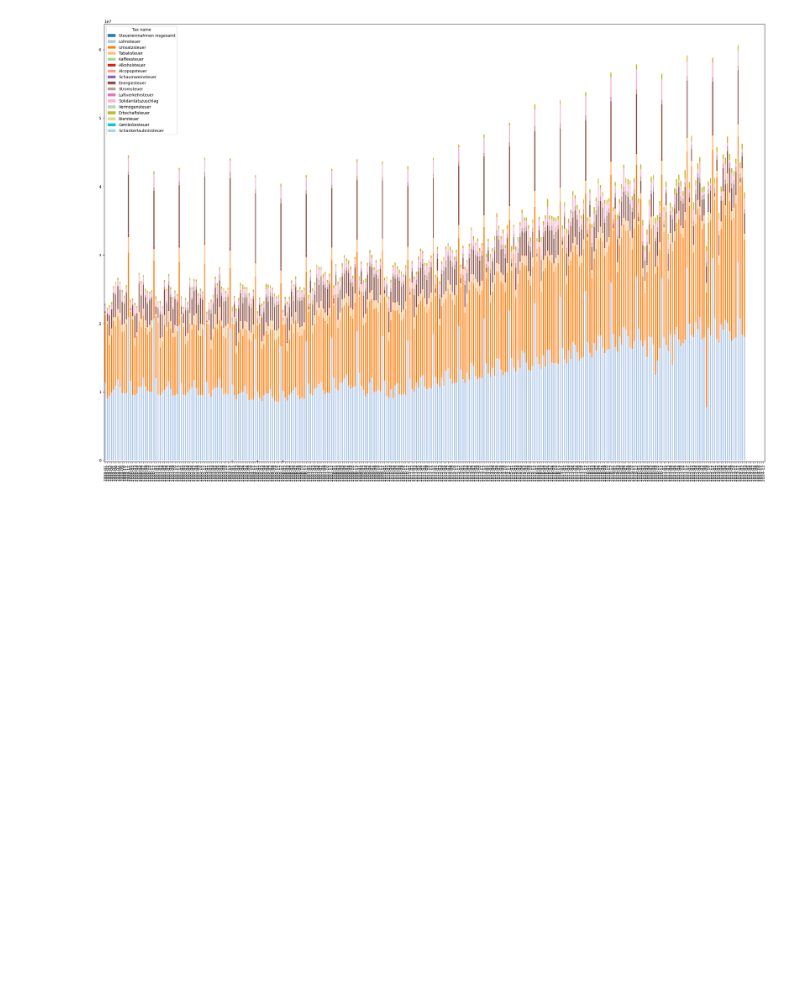
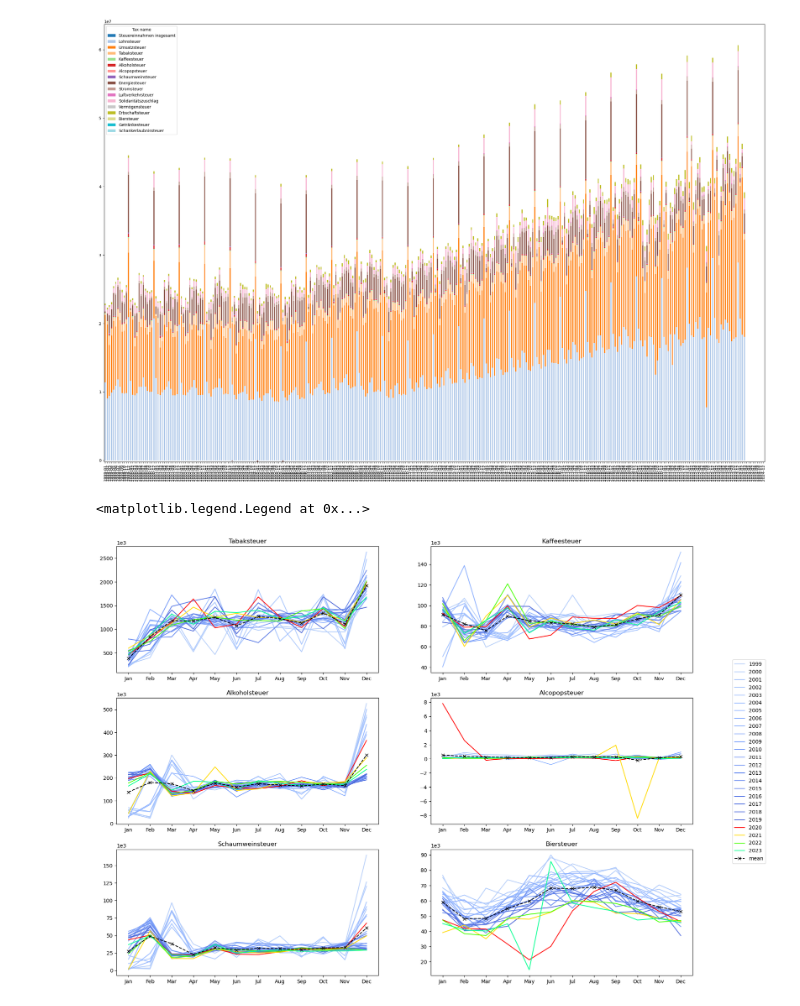
Before and after one commit to n-koenig/german_tax_income_analysis, a Jupyter notebook: bin/exploration.ipynb, the cells around one changed output. Drawn from its saved outputs; the diff is of its cells as text; code cells hidden in the pictures; blank space fills up the shorter version.

Commit message:
Implemented Second Question
Created data subsets and figure for question 2 in exploration notebook
and included figure into computational narrative.

```diff
--- a/bin/exploration.ipynb
+++ b/bin/exploration.ipynb
@@ -30,3 +49,34 @@ df_m.T.plot(figsize=(30, 20), kind='bar', stacked=True, colormap='tab20')
 # %% [output]
 <Axes: >
 [figure]
+# %%
+data = [df_m.iloc[5, years*12:years*12+12] for years in range(0, 25)]
+fig, ax = plt.subplots(figsize=(20, 15), nrows=3, ncols=2)
+consumer_tax_indeces = [3, 4, 5, 6, 7, 14]
+
+for i, tax_index in enumerate(consumer_tax_indeces):
+    data = pd.DataFrame(index=range(1999, 2024), columns=range(1, 13))
+    for year in range(0, 25):
+        data.iloc[year, :] = df_m.iloc[tax_index, year*12:year*12+12]
+
+    colors = iter([plt.cm.coolwarm(a) for a in reversed(range(0, 100, 100//21))])
+    covid_colors = iter([plt.cm.hsv(a) for a in range(0, 150, 150//4)])
+    plot_loc = (i // 2, i % 2)
+    for year in range(0, 25):
+        if tax_index == 6 and year < 7:
+            continue
+        if year > 20:
+            ax[plot_loc].plot(range(0, 12), data.iloc[year, :], label=str(1999 + year), color=next(covid_colors), linewidth=1.5)
+        else:
+            ax[plot_loc].plot(range(0, 12), data.iloc[year, :], label=str(1999 + year), color=next(colors))
+    ax[plot_loc].plot(range(0, 12), [data.iloc[:, month].mean() for month in range(0, 12)], 'x--', label='mean', color='black')
+
+    ax[plot_loc].set_title(df_m.index[tax_index])
+    ax[plot_loc].ticklabel_format(axis='y', style='sci', scilimits=(3, 3))
+    ax[plot_loc].set_xticks(range(0, 12, 1), labels=['Jan', 'Feb', 'Mar', 'Apr', 'May', 'Jun', 'Jul', 'Aug', 'Sep', 'Oct', 'Nov', 'Dec'])
+
+handles, labels = ax[0, 0].get_legend_handles_labels()
+plt.figlegend(handles, labels, loc='right')
+# %% [output]
+<matplotlib.legend.Legend at 0x...>
+[figure, added]
```
Also changed, not shown: parts of 3 cells of this notebook, 2 other files.
